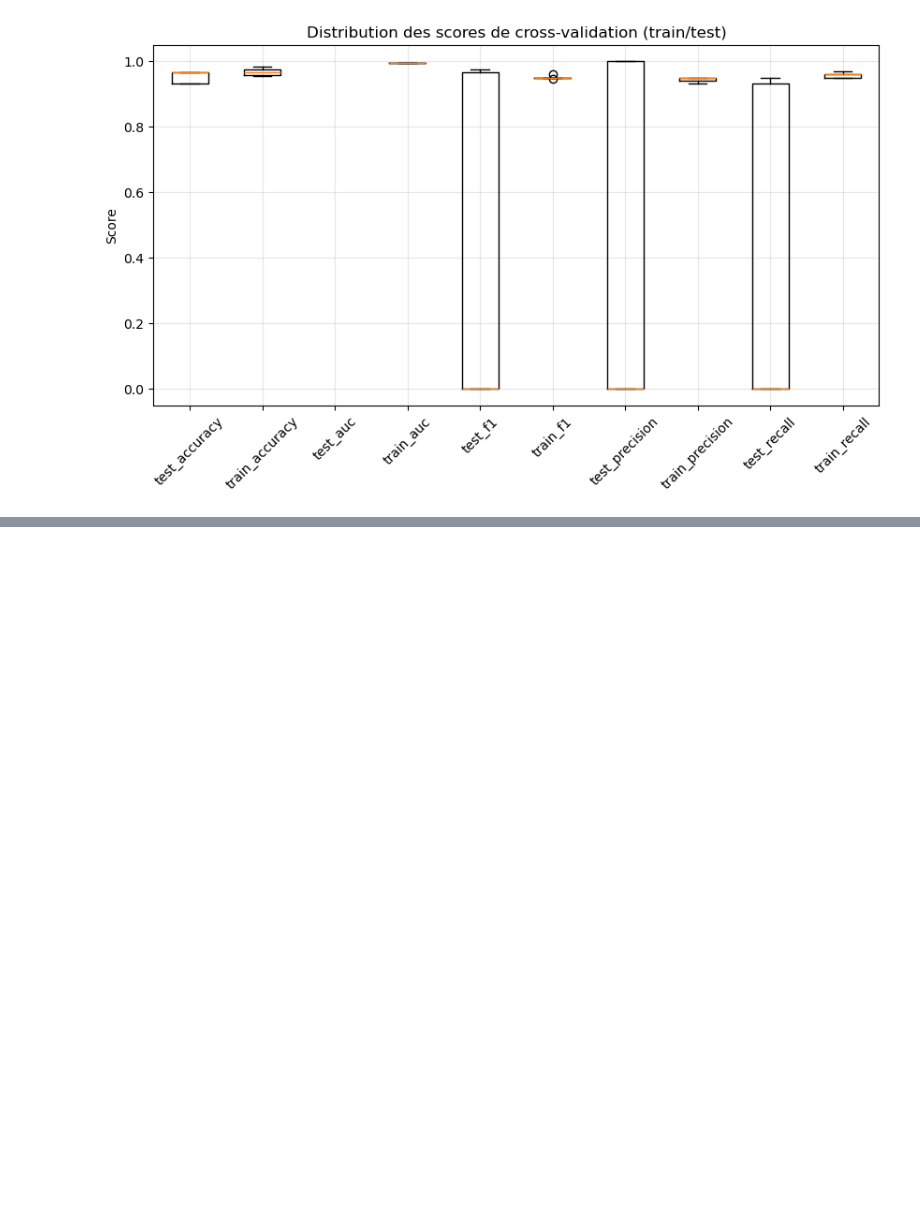
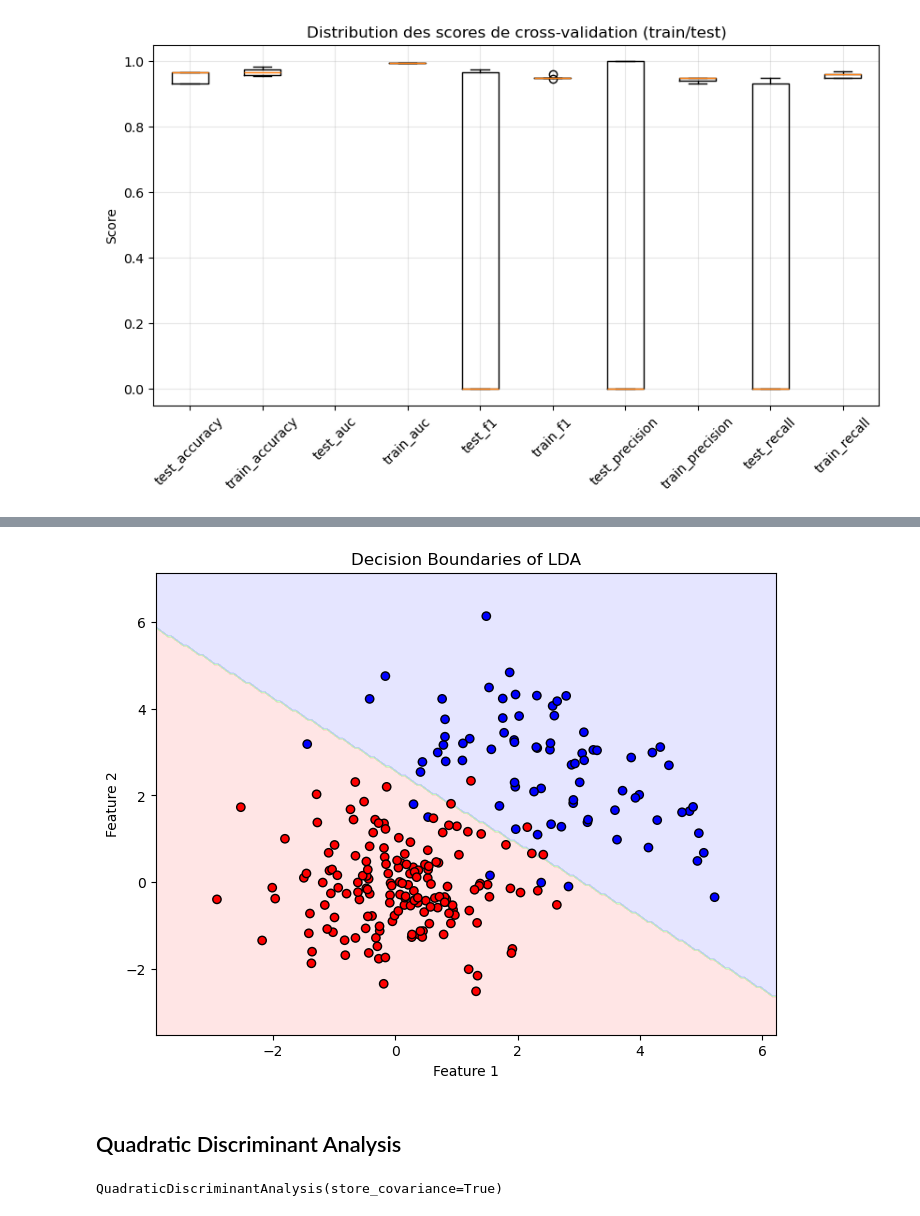
Before and after one commit to Guillaume-melis/Machine_Learning_S1, a Jupyter notebook: TP1/TP1.ipynb, the cells around one changed output, grey strips where cells are left out. Drawn from its saved outputs; the diff is of its cells as text; code cells hidden in the pictures; blank space fills up the shorter version.

```diff
--- a/TP1/TP1.ipynb
+++ b/TP1/TP1.ipynb
@@ -441,0 +448,10 @@ plt.show()
+# %%
+from sklearn.discriminant_analysis import LinearDiscriminantAnalysis
+from sklearn.metrics import classification_report
+
+lda= LinearDiscriminantAnalysis(n_components=1, store_covariance=True)
+
+X_train, X_test, y_train, y_test = train_test_split(X,Y, test_size=0.2, random_state=42)
+
+lda.fit(X_train,y_train)
+y_pred = lda.predict(X_test)
@@ -441,0 +502,32 @@ plt.show()
+# %%
+from matplotlib.colors import ListedColormap
+
+x_min, x_max = X_train[:, 0].min() - 1, X_train[:, 0].max() + 1
+y_min, y_max = X_train[:, 1].min() - 1, X_train[:, 1].max() + 1
+xx, yy = np.meshgrid(np.linspace(x_min, x_max, 200),
+                     np.linspace(y_min, y_max, 200))
+
+Z = lda.predict(np.c_[xx.ravel(), yy.ravel()])
+Z = Z.reshape(xx.shape)
+
+plt.figure(figsize=(8, 6))
+plt.contourf(xx, yy, Z, alpha=0.3, cmap=ListedColormap(['#FFAAAA', '#AAFFAA', '#AAAAFF']))
+plt.scatter(X_train[:, 0], X_train[:, 1], c=y_train, edgecolor='k', cmap=ListedColormap(['#FF0000', '#00FF00', '#0000FF']))
+plt.title("Decision Boundaries of LDA")
+plt.xlabel("Feature 1")
+plt.ylabel("Feature 2")
+plt.show()
+# %% [output]
+[figure, added]
+# %% [markdown]
+## Quadratic Discriminant Analysis
+# %%
+from sklearn.discriminant_analysis import QuadraticDiscriminantAnalysis
+
+qda= QuadraticDiscriminantAnalysis(store_covariance=True)
+
+X_train, X_test, y_train, y_test = train_test_split(X,Y, test_size=0.2, random_state=42)
+
+qda.fit(X_train,y_train)
+# %% [output]
+QuadraticDiscriminantAnalysis(store_covariance=True)
```
Also changed, not shown: parts of 18 cells of this notebook.
